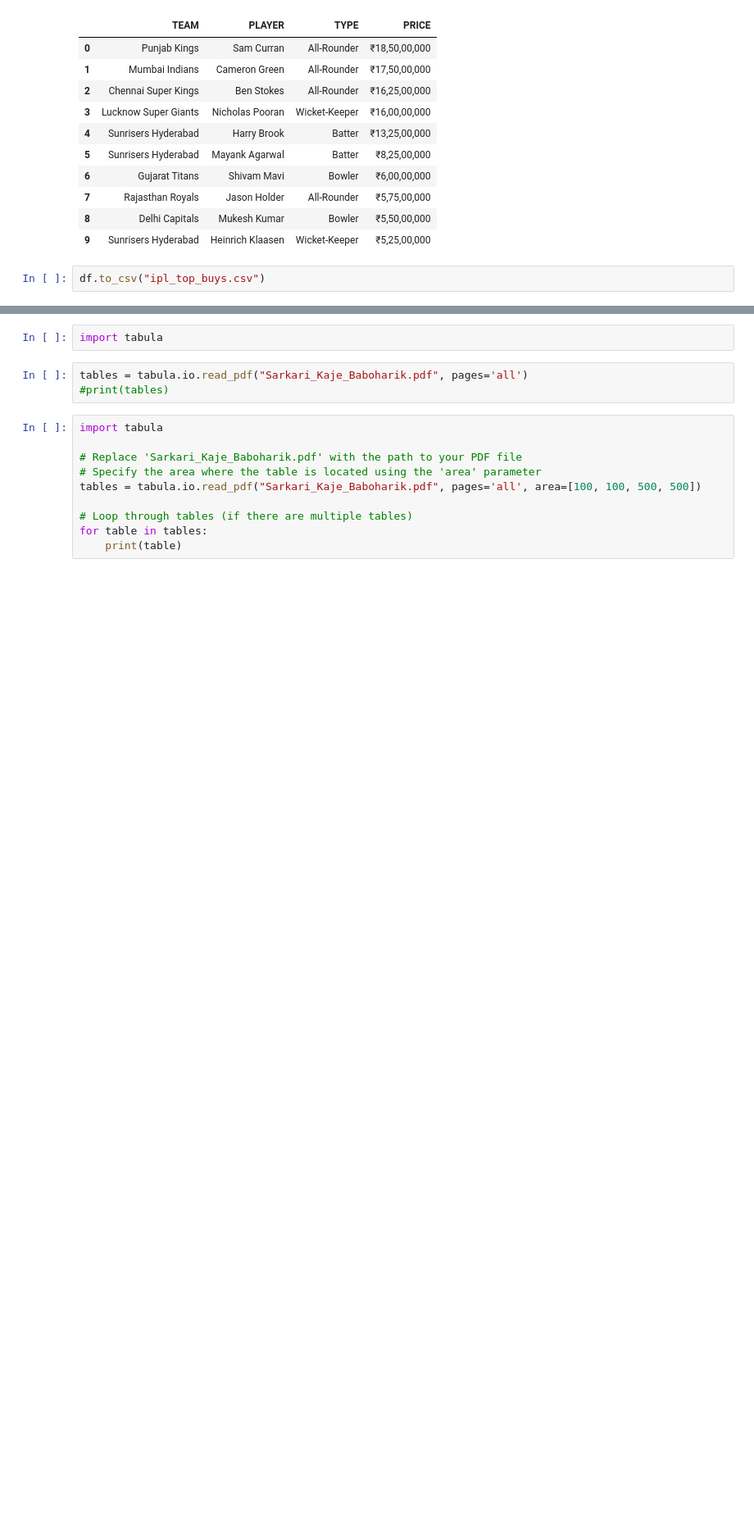
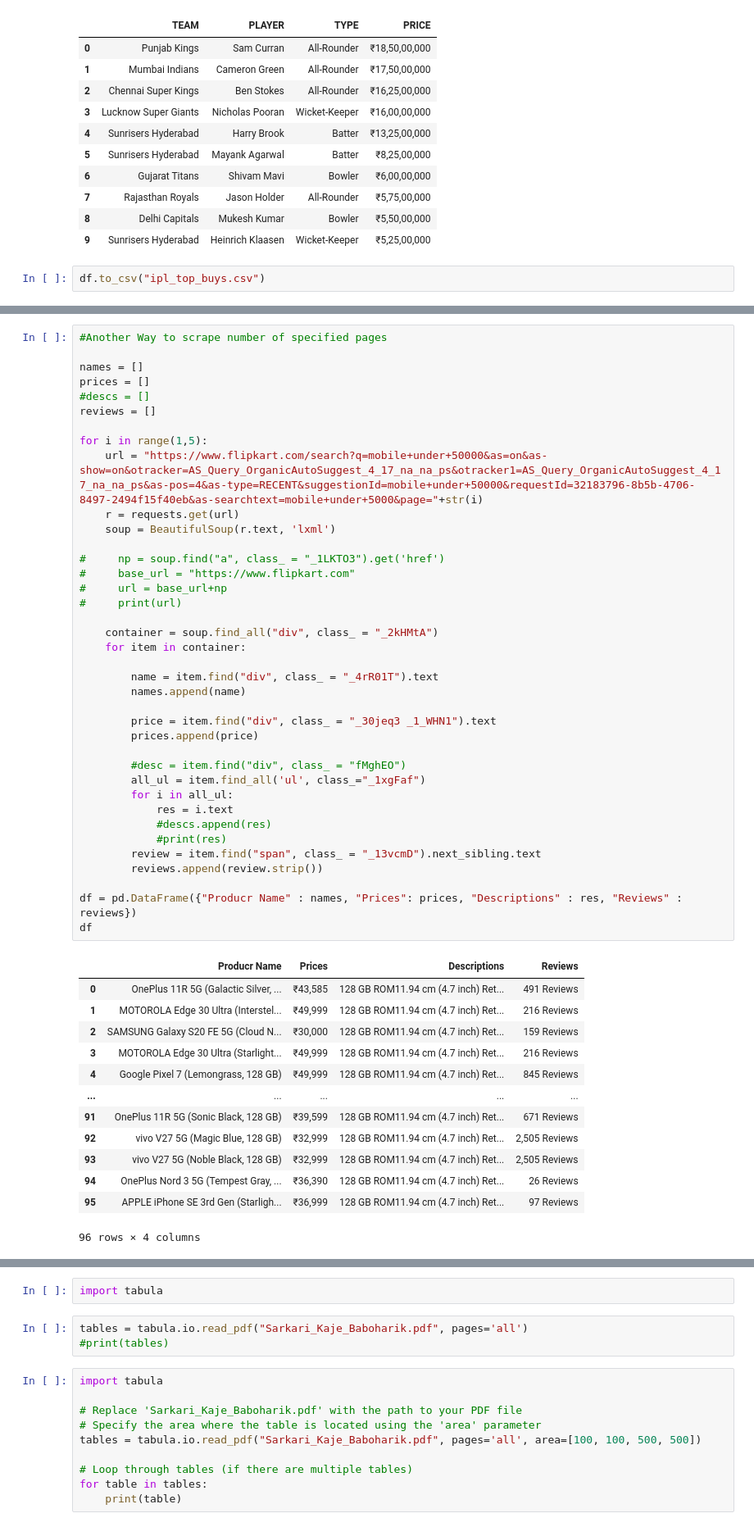
Before and after one commit to pappucode/datascrape, a Jupyter notebook: dataScrapping_beautifulSoup_selenium.ipynb, the cells around one changed output, grey strips where cells are left out. Shown at 82% size. Saved outputs shown, nothing was run; the diff lists cells and outputs as text; blank space fills up the shorter version.

```diff
--- a/dataScrapping_beautifulSoup_selenium.ipynb
+++ b/dataScrapping_beautifulSoup_selenium.ipynb
@@ -275,0 +415,52 @@ df.to_csv("ipl_top_buys.csv")
+# %%
+#Another Way to scrape number of specified pages
+
+names = []
+prices = []
+#descs = []
+reviews = []
+
+for i in range(1,5):
+    url = "https://www.flipkart.com/search?q=mobile+under+50000&as=on&as-show=on&otracker=AS_Query_OrganicAutoSuggest_4_17_na_na_ps&otracker1=AS_Query_OrganicAutoSuggest_4_17_na_na_ps&as-pos=4&as-type=RECENT&suggestionId=mobile+under+50000&requestId=32183796-8b5b-4706-8497-2494f15f40eb&as-searchtext=mobile+under+5000&page="+str(i)
+    r = requests.get(url)
+    soup = BeautifulSoup(r.text, 'lxml')
+
+#     np = soup.find("a", class_ = "_1LKTO3").get('href')
+#     base_url = "https://www.flipkart.com"
+#     url = base_url+np
+#     print(url)
+
+    container = soup.find_all("div", class_ = "_2kHMtA")
+    for item in container:
+
+        name = item.find("div", class_ = "_4rR01T").text
+        names.append(name)
+
+        price = item.find("div", class_ = "_30jeq3 _1_WHN1").text
+        prices.append(price)
+
+        #desc = item.find("div", class_ = "fMghEO")
+        all_ul = item.find_all('ul', class_="_1xgFaf")
+        for i in all_ul:
+            res = i.text
+            #descs.append(res)
+            #print(res)
+        review = item.find("span", class_ = "_13vcmD").next_sibling.text
+        reviews.append(review.strip())
+
+df = pd.DataFrame({"Producr Name" : names, "Prices": prices, "Descriptions" : res, "Reviews" : reviews})
+df
+# %% [output]
+|  | Producr Name | Prices | Descriptions | Reviews |
+| 0 | OnePlus 11R 5G (Galactic Silver, ... | ₹43,585 | 128 GB ROM11.94 cm (4.7 inch) Ret... | 491 Reviews |
+| 1 | MOTOROLA Edge 30 Ultra (Interstel... | ₹49,999 | 128 GB ROM11.94 cm (4.7 inch) Ret... | 216 Reviews |
+| 2 | SAMSUNG Galaxy S20 FE 5G (Cloud N... | ₹30,000 | 128 GB ROM11.94 cm (4.7 inch) Ret... | 159 Reviews |
+| 3 | MOTOROLA Edge 30 Ultra (Starlight... | ₹49,999 | 128 GB ROM11.94 cm (4.7 inch) Ret... | 216 Reviews |
+| 4 | Google Pixel 7 (Lemongrass, 128 GB) | ₹49,999 | 128 GB ROM11.94 cm (4.7 inch) Ret... | 845 Reviews |
+| ... | ... | ... | ... | ... |
+| 91 | OnePlus 11R 5G (Sonic Black, 128 GB) | ₹39,599 | 128 GB ROM11.94 cm (4.7 inch) Ret... | 671 Reviews |
+| 92 | vivo V27 5G (Magic Blue, 128 GB) | ₹32,999 | 128 GB ROM11.94 cm (4.7 inch) Ret... | 2,505 Reviews |
+| 93 | vivo V27 5G (Noble Black, 128 GB) | ₹32,999 | 128 GB ROM11.94 cm (4.7 inch) Ret... | 2,505 Reviews |
+| 94 | OnePlus Nord 3 5G (Tempest Gray, ... | ₹36,390 | 128 GB ROM11.94 cm (4.7 inch) Ret... | 26 Reviews |
+| 95 | APPLE iPhone SE 3rd Gen (Starligh... | ₹36,999 | 128 GB ROM11.94 cm (4.7 inch) Ret... | 97 Reviews |
+96 rows × 4 columns
```
Also changed, not shown: parts of 9 cells of this notebook, 2 other files.
